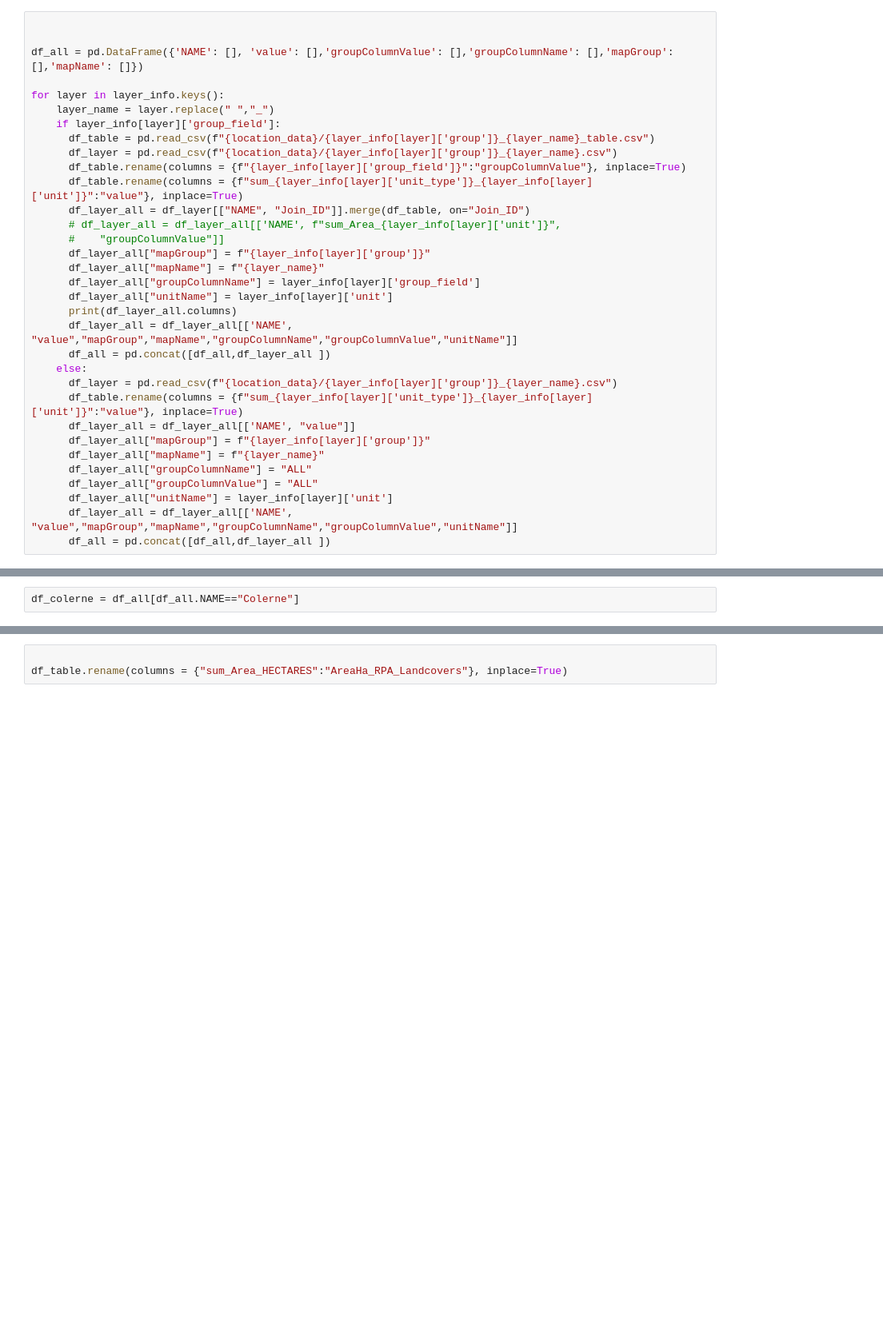
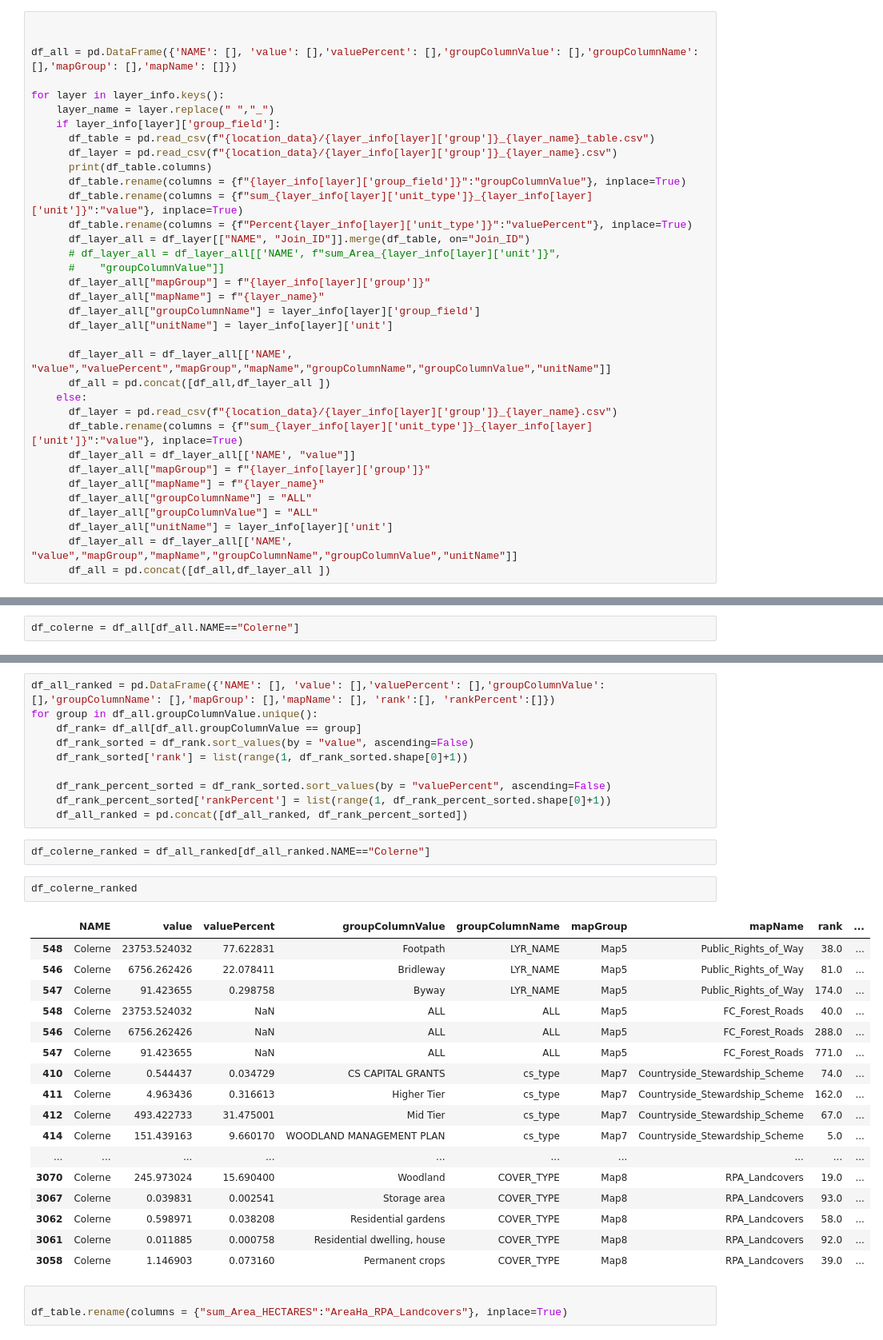
Before and after one commit to lara-spearman/map-outputs, a Jupyter notebook: summarise within analysis.ipynb, the cells around one changed output, grey strips where cells are left out. Shown at 80% size. Drawn from its saved outputs; the diff is of its cells as text; blank space fills up the shorter version.

Commit message:
add percent and update app with colored bar

```diff
--- a/summarise within analysis.ipynb
+++ b/summarise within analysis.ipynb
@@ -76,15 +83,17 @@ location_data = "O:/LocalAuthorities/Neighbourhood_Plans/Research/NeigbourhoodPl
 # %%
 
 
-df_all = pd.DataFrame({'NAME': [], 'value': [],'groupColumnValue': [],'groupColumnName': [],'mapGroup': [],'mapName': []})
+df_all = pd.DataFrame({'NAME': [], 'value': [],'valuePercent': [],'groupColumnValue': [],'groupColumnName': [],'mapGroup': [],'mapName': []})
 
 for layer in layer_info.keys():
     layer_name = layer.replace(" ","_")
     if layer_info[layer]['group_field']:
       df_table = pd.read_csv(f"{location_data}/{layer_info[layer]['group']}_{layer_name}_table.csv")
       df_layer = pd.read_csv(f"{location_data}/{layer_info[layer]['group']}_{layer_name}.csv")
+      print(df_table.columns)
       df_table.rename(columns = {f"{layer_info[layer]['group_field']}":"groupColumnValue"}, inplace=True)
       df_table.rename(columns = {f"sum_{layer_info[layer]['unit_type']}_{layer_info[layer]['unit']}":"value"}, inplace=True)
+      df_table.rename(columns = {f"Percent{layer_info[layer]['unit_type']}":"valuePercent"}, inplace=True)
       df_layer_all = df_layer[["NAME", "Join_ID"]].merge(df_table, on="Join_ID")
       # df_layer_all = df_layer_all[['NAME', f"sum_Area_{layer_info[layer]['unit']}",
       #    "groupColumnValue"]]
@@ -92,8 +101,8 @@ for layer in layer_info.keys():
       df_layer_all["mapName"] = f"{layer_name}"
       df_layer_all["groupColumnName"] = layer_info[layer]['group_field']
       df_layer_all["unitName"] = layer_info[layer]['unit']
-      print(df_layer_all.columns)
-      df_layer_all = df_layer_all[['NAME', "value","mapGroup","mapName","groupColumnName","groupColumnValue","unitName"]]
+
+      df_layer_all = df_layer_all[['NAME', "value","valuePercent","mapGroup","mapName","groupColumnName","groupColumnValue","unitName"]]
       df_all = pd.concat([df_all,df_layer_all ])
     else:
       df_layer = pd.read_csv(f"{location_data}/{layer_info[layer]['group']}_{layer_name}.csv")
@@ -152,3 +157,35 @@ df_colerne
+# %%
+df_all_ranked = pd.DataFrame({'NAME': [], 'value': [],'valuePercent': [],'groupColumnValue': [],'groupColumnName': [],'mapGroup': [],'mapName': [], 'rank':[], 'rankPercent':[]})
+for group in df_all.groupColumnValue.unique():
+    df_rank= df_all[df_all.groupColumnValue == group]
+    df_rank_sorted = df_rank.sort_values(by = "value", ascending=False)
+    df_rank_sorted['rank'] = list(range(1, df_rank_sorted.shape[0]+1))
+
+    df_rank_percent_sorted = df_rank_sorted.sort_values(by = "valuePercent", ascending=False)
+    df_rank_percent_sorted['rankPercent'] = list(range(1, df_rank_percent_sorted.shape[0]+1))
+    df_all_ranked = pd.concat([df_all_ranked, df_rank_percent_sorted])
+# %%
+df_colerne_ranked = df_all_ranked[df_all_ranked.NAME=="Colerne"]
+# %%
+df_colerne_ranked
+# %% [output]
+|  | NAME | value | valuePercent | groupColumnValue | groupColumnName | mapGroup | mapName | rank | ... |
+| 548 | Colerne | 23753.524032 | 77.622831 | Footpath | LYR_NAME | Map5 | Public_Rights_of_Way | 38.0 | ... |
+| 546 | Colerne | 6756.262426 | 22.078411 | Bridleway | LYR_NAME | Map5 | Public_Rights_of_Way | 81.0 | ... |
+| 547 | Colerne | 91.423655 | 0.298758 | Byway | LYR_NAME | Map5 | Public_Rights_of_Way | 174.0 | ... |
+| 548 | Colerne | 23753.524032 | NaN | ALL | ALL | Map5 | FC_Forest_Roads | 40.0 | ... |
+| 546 | Colerne | 6756.262426 | NaN | ALL | ALL | Map5 | FC_Forest_Roads | 288.0 | ... |
+| 547 | Colerne | 91.423655 | NaN | ALL | ALL | Map5 | FC_Forest_Roads | 771.0 | ... |
+| 410 | Colerne | 0.544437 | 0.034729 | CS CAPITAL GRANTS | cs_type | Map7 | Countryside_Stewardship_Scheme | 74.0 | ... |
+| 411 | Colerne | 4.963436 | 0.316613 | Higher Tier | cs_type | Map7 | Countryside_Stewardship_Scheme | 162.0 | ... |
+| 412 | Colerne | 493.422733 | 31.475001 | Mid Tier | cs_type | Map7 | Countryside_Stewardship_Scheme | 67.0 | ... |
+| 414 | Colerne | 151.439163 | 9.660170 | WOODLAND MANAGEMENT PLAN | cs_type | Map7 | Countryside_Stewardship_Scheme | 5.0 | ... |
+| ... | ... | ... | ... | ... | ... | ... | ... | ... | ... |
+| 3070 | Colerne | 245.973024 | 15.690400 | Woodland | COVER_TYPE | Map8 | RPA_Landcovers | 19.0 | ... |
+| 3067 | Colerne | 0.039831 | 0.002541 | Storage area | COVER_TYPE | Map8 | RPA_Landcovers | 93.0 | ... |
+| 3062 | Colerne | 0.598971 | 0.038208 | Residential gardens | COVER_TYPE | Map8 | RPA_Landcovers | 58.0 | ... |
+| 3061 | Colerne | 0.011885 | 0.000758 | Residential dwelling, house | COVER_TYPE | Map8 | RPA_Landcovers | 92.0 | ... |
+| 3058 | Colerne | 1.146903 | 0.073160 | Permanent crops | COVER_TYPE | Map8 | RPA_Landcovers | 39.0 | ... |
 # %%
 
 df_table.rename(columns = {"sum_Area_HECTARES":"AreaHa_RPA_Landcovers"}, inplace=True)
```
Also changed, not shown: parts of 5 cells of this notebook, 2 other files.
